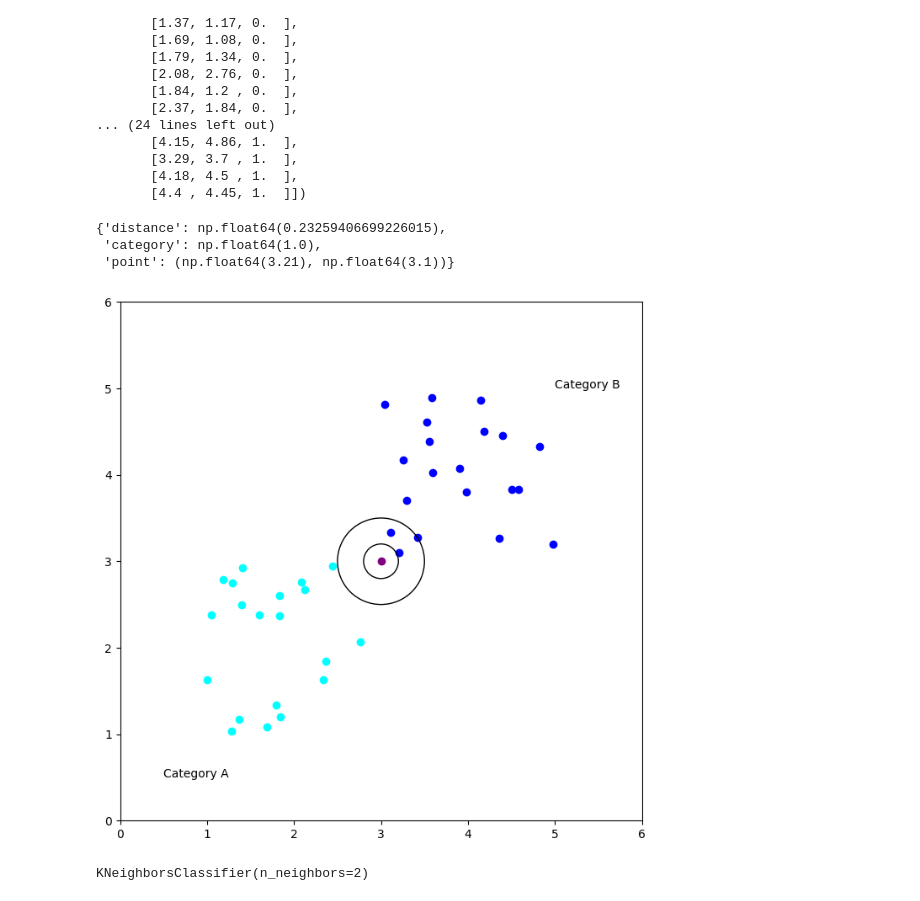
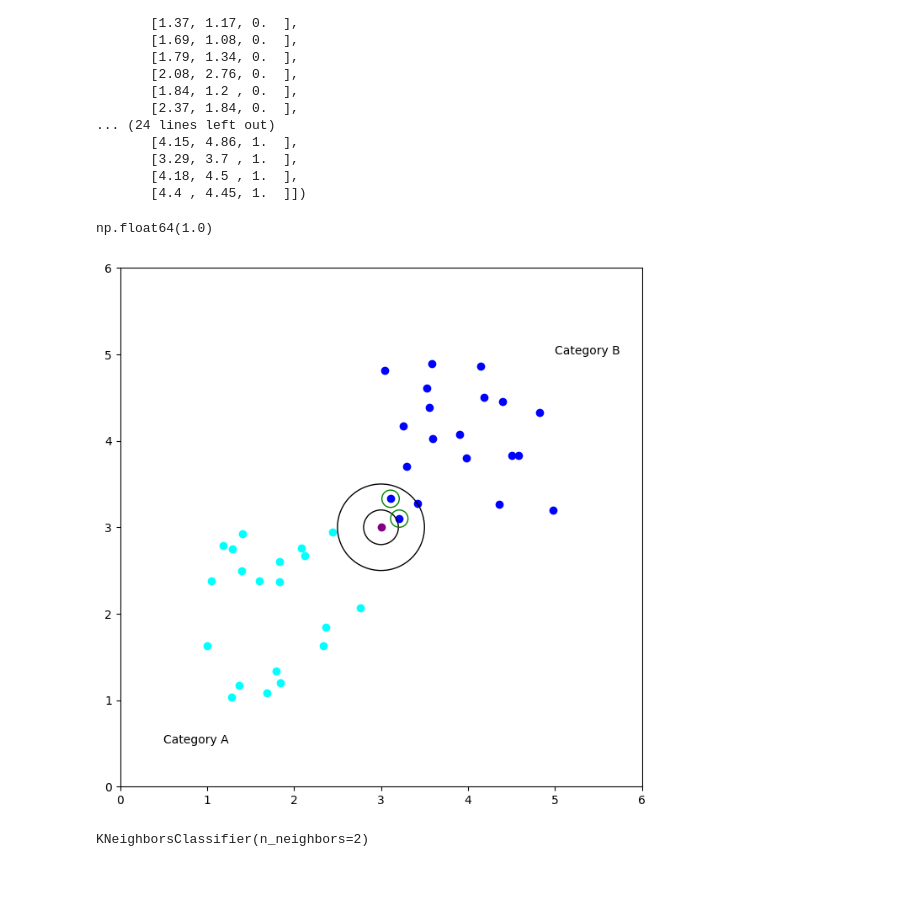
Before and after one commit to gau-uniwork/BS_ML-C2, a Jupyter notebook: lecture_13/knn.ipynb, the cells around one changed output. Drawn from its saved outputs; the diff is of its cells as text; code cells hidden in the pictures.

```diff
--- a/lecture_13/knn.ipynb
+++ b/lecture_13/knn.ipynb
@@ -50,37 +50,36 @@ for i in range(dataset.shape[0]):
 K = 2
 distances.sort(key=lambda d: d["distance"])
 neighbors = distances[:K]
-closest_point = max(neighbors, key=neighbors.count)
-closest_point
+neighbors_cats = [n["category"] for n in neighbors]
+predicted_cat = max(neighbors_cats, key=neighbors_cats.count)
+predicted_cat
 # %% [output]
-{'distance': np.float64(0.23259406699226015),
- 'category': np.float64(1.0),
- 'point': (np.float64(3.21), np.float64(3.1))}
+np.float64(1.0)
 # %%
 fig, ax = plt.subplots(figsize=(8, 8))
 
 ax.set_xlim(0, 6)
 ax.set_ylim(0, 6)
 ax.scatter(xa, ya, color = "cyan")
 ax.text(.5, .5, "Category A")
 ax.scatter(xb, yb, color = "blue")
 ax.text(5, 5, "Category B")
 
 ax.scatter(new_point[0], new_point[1], color = "purple")
 
 circle_inner = plt.Circle((new_point[0], new_point[1]), radius=0.2, color = "black", fill=False)
 ax.add_patch(circle_inner)
 
 circle_outer = plt.Circle((new_point[0], new_point[1]), radius=0.5, color = "black", fill=False)
 ax.add_patch(circle_outer)
 
-circle_closest = plt.Circle(closest_point["point"], radius = 0.1, color="green", fill=False)
-# ax.add_patch(circle_closest)
+for n in neighbors:
+    circle_closest = plt.Circle(n["point"], radius = 0.1, color="green", fill=False)
+    ax.add_patch(circle_closest)
 
-# ax.scatter(new_point[0], new_point[1], color = "blue")
 plt.show()
 # %% [output]
-[figure, old version]
+[figure, new version]
 # %%
 model = KNeighborsClassifier(2)
 
```
